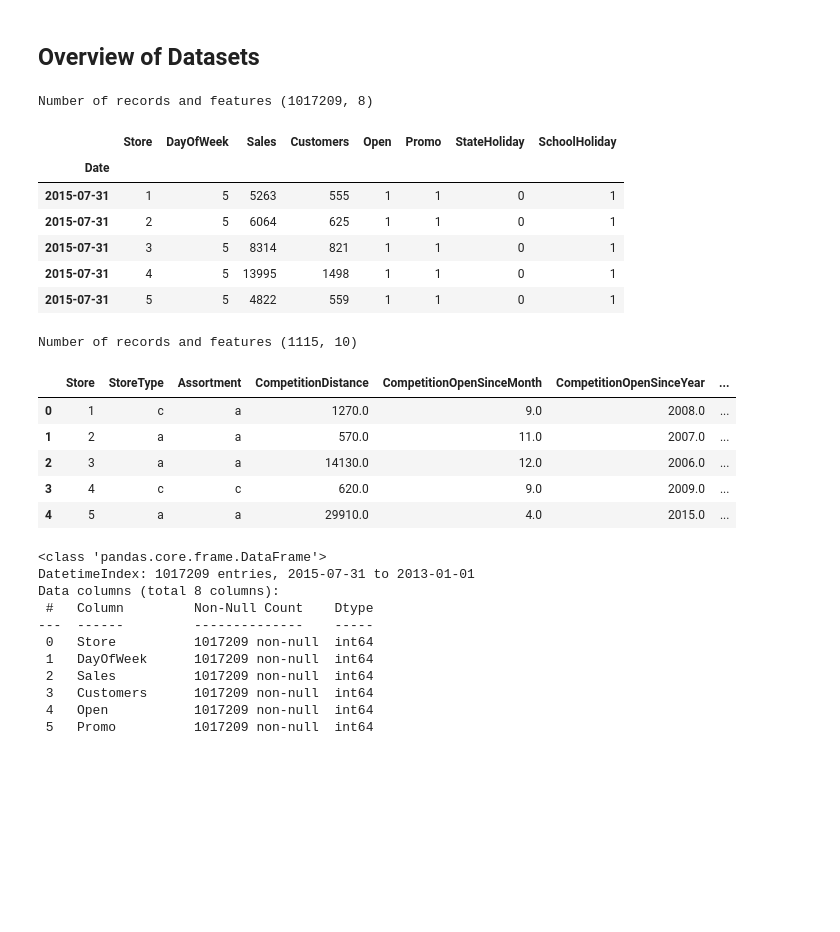
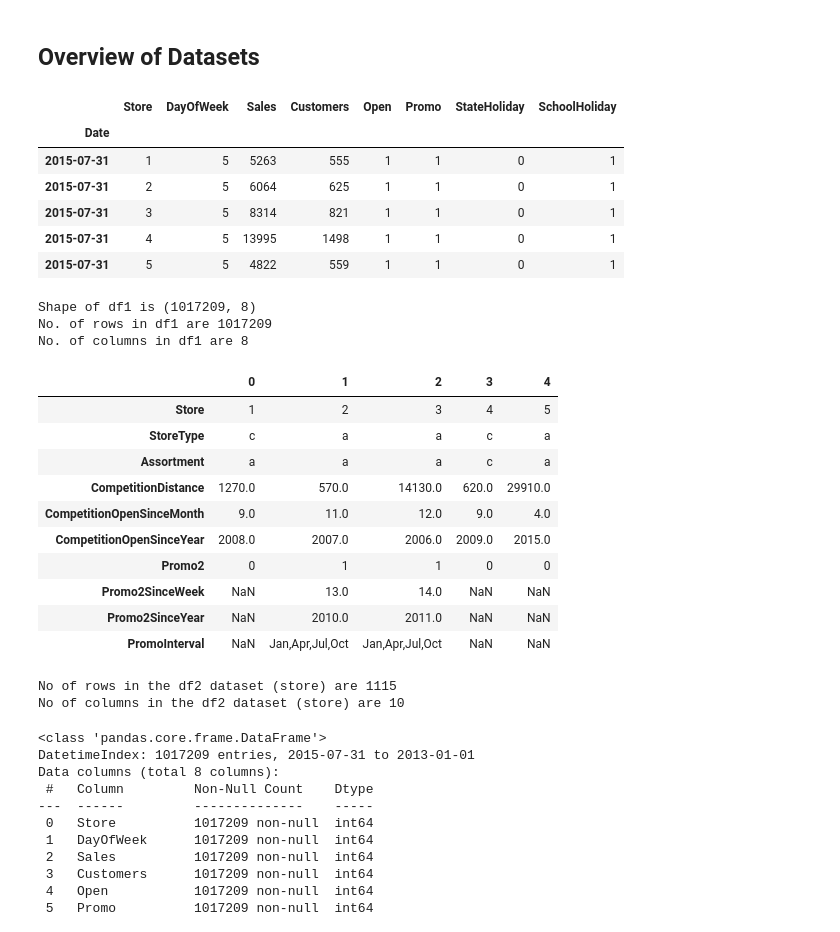
Before and after one commit to mohdtaufique06/Retail-Sales-Prediction_ML-Regression-Project, a Jupyter notebook: Copy_Pre_final_of_Rossmann_Sales_Prediction_Mohd_Taufique_Capstone_Project.ipynb, the cells around one changed output. Drawn from its saved outputs; the diff is of its cells as text; code cells hidden in the pictures; blank space fills up the shorter version.

```diff
--- a/Copy_Pre_final_of_Rossmann_Sales_Prediction_Mohd_Taufique_Capstone_Project.ipynb
+++ b/Copy_Pre_final_of_Rossmann_Sales_Prediction_Mohd_Taufique_Capstone_Project.ipynb
@@ -63,10 +66,8 @@ df2 = pd.read_csv(file_path_2)
 ## <b> Overview of Datasets </b>
 # %%
 # Checking how big the data is and how data looks for Rossmann Store.csv (df1)
-print('Number of records and features', df1.shape)
 df1.head()
 # %% [output]
-Number of records and features (1017209, 8)
 |  | Store | DayOfWeek | Sales | Customers | Open | Promo | StateHoliday | SchoolHoliday |
 | Date |  |  |  |  |  |  |  |  |
 | 2015-07-31 | 1 | 5 | 5263 | 555 | 1 | 1 | 0 | 1 |
@@ -74,18 +75,38 @@ Number of records and features (1017209, 8)
 | 2015-07-31 | 3 | 5 | 8314 | 821 | 1 | 1 | 0 | 1 |
 | 2015-07-31 | 4 | 5 | 13995 | 1498 | 1 | 1 | 0 | 1 |
 | 2015-07-31 | 5 | 5 | 4822 | 559 | 1 | 1 | 0 | 1 |
+# %%
+# No. of rows and columns of df1 (rossmann stores)
+print('Shape of df1 is', df1.shape)
+print('No. of rows in df1 are', df1.shape[0])
+print('No. of columns in df1 are', df1.shape[1])
+# %% [output]
+Shape of df1 is (1017209, 8)
+No. of rows in df1 are 1017209
+No. of columns in df1 are 8
 # %%
 # Checking how big the data is and how data looks for store.csv (df2)
-print('Number of records and features', df2.shape)
-df2.head()
+#print('Number of records and features', df2.shape)
+df2.head().T
 # %% [output]
-Number of records and features (1115, 10)
-|  | Store | StoreType | Assortment | CompetitionDistance | CompetitionOpenSinceMonth | CompetitionOpenSinceYear | ... |
-| 0 | 1 | c | a | 1270.0 | 9.0 | 2008.0 | ... |
-| 1 | 2 | a | a | 570.0 | 11.0 | 2007.0 | ... |
-| 2 | 3 | a | a | 14130.0 | 12.0 | 2006.0 | ... |
-| 3 | 4 | c | c | 620.0 | 9.0 | 2009.0 | ... |
-| 4 | 5 | a | a | 29910.0 | 4.0 | 2015.0 | ... |
+|  | 0 | 1 | 2 | 3 | 4 |
+| Store | 1 | 2 | 3 | 4 | 5 |
+| StoreType | c | a | a | c | a |
+| Assortment | a | a | a | c | a |
+| CompetitionDistance | 1270.0 | 570.0 | 14130.0 | 620.0 | 29910.0 |
+| CompetitionOpenSinceMonth | 9.0 | 11.0 | 12.0 | 9.0 | 4.0 |
+| CompetitionOpenSinceYear | 2008.0 | 2007.0 | 2006.0 | 2009.0 | 2015.0 |
+| Promo2 | 0 | 1 | 1 | 0 | 0 |
+| Promo2SinceWeek | NaN | 13.0 | 14.0 | NaN | NaN |
+| Promo2SinceYear | NaN | 2010.0 | 2011.0 | NaN | NaN |
+| PromoInterval | NaN | Jan,Apr,Jul,Oct | Jan,Apr,Jul,Oct | NaN | NaN |
+# %%
+# No. of rows and columns
+print('No of rows in the df2 dataset (store) are', df2.shape[0])
+print('No of columns in the df2 dataset (store) are', df2.shape[1])
+# %% [output]
+No of rows in the df2 dataset (store) are 1115
+No of columns in the df2 dataset (store) are 10
 # %%
 # Summary of Rossmann Store.csv (df1)
 df1.info()
```
Also changed, not shown: parts of 69 cells of this notebook.
